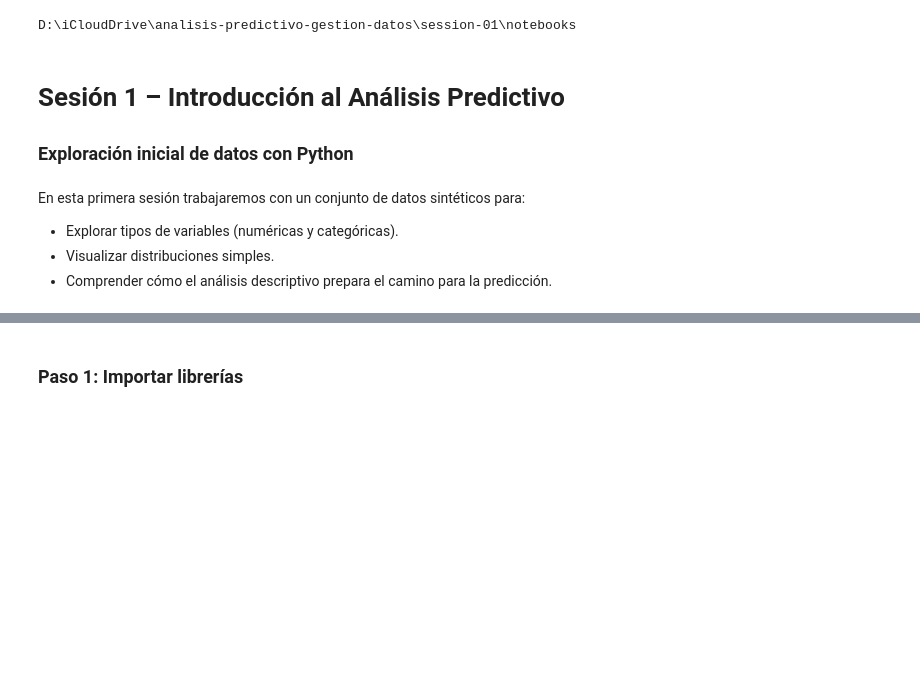
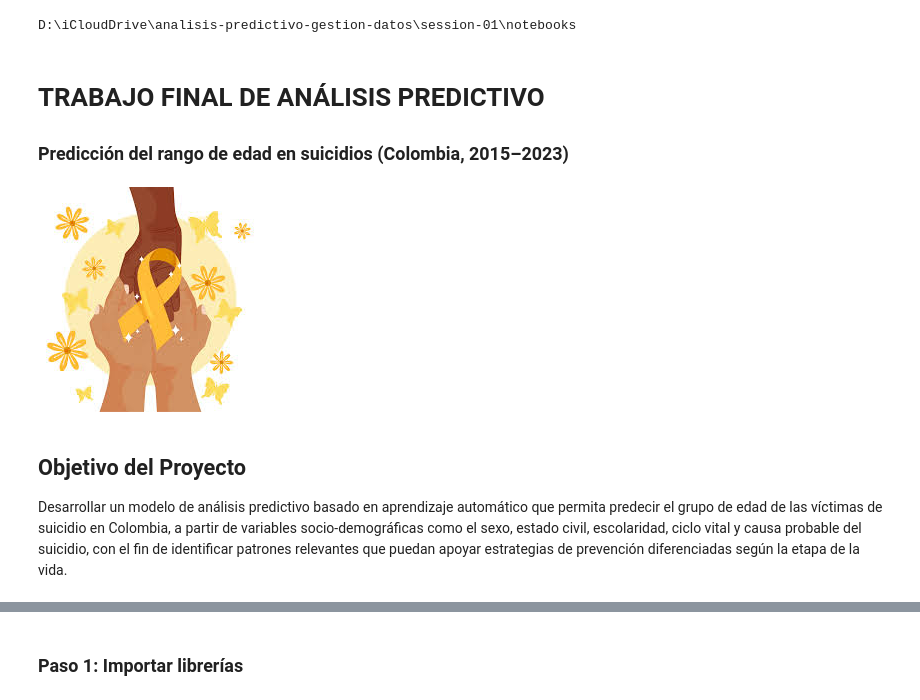
Before and after one commit to stefannyc28/suicidio, a Jupyter notebook: Notebook/Sesion 1.ipynb, the cells around one changed output, grey strips where cells are left out. Cells and saved outputs as stored; diff of their text form; code cells hidden in the pictures; blank space fills up the shorter version.

```diff
--- a/Notebook/Sesion 1.ipynb
+++ b/Notebook/Sesion 1.ipynb
@@ -4,10 +4,13 @@ print(os.getcwd())
 # %% [output]
 D:\iCloudDrive\analisis-predictivo-gestion-datos\session-01\notebooks
 # %% [markdown]
-# Sesión 1 – Introducción al Análisis Predictivo
-### Exploración inicial de datos con Python
+#  TRABAJO FINAL DE ANÁLISIS PREDICTIVO
+###  Predicción del rango de edad en suicidios (Colombia, 2015–2023)
+# %%
+from IPython.display import Image
+Image('/workspaces/suicidio/Banco imagenes/suici.jpg')
+# %% [output]
+[figure, added]
 # %% [markdown]
-En esta primera sesión trabajaremos con un conjunto de datos sintéticos para:
-- Explorar tipos de variables (numéricas y categóricas).
-- Visualizar distribuciones simples.
-- Comprender cómo el análisis descriptivo prepara el camino para la predicción.
+## Objetivo del Proyecto ##
+Desarrollar un modelo de análisis predictivo basado en aprendizaje automático que permita predecir el grupo de edad de las víctimas de suicidio en Colombia, a partir de variables socio-demográficas como el sexo, estado civil, escolaridad, ciclo vital y causa probable del suicidio, con el fin de identificar patrones relevantes que puedan apoyar estrategias de prevención diferenciadas según la etapa de la vida.
```
Also changed, not shown: parts of 1 cell of this notebook, 3 other files.
